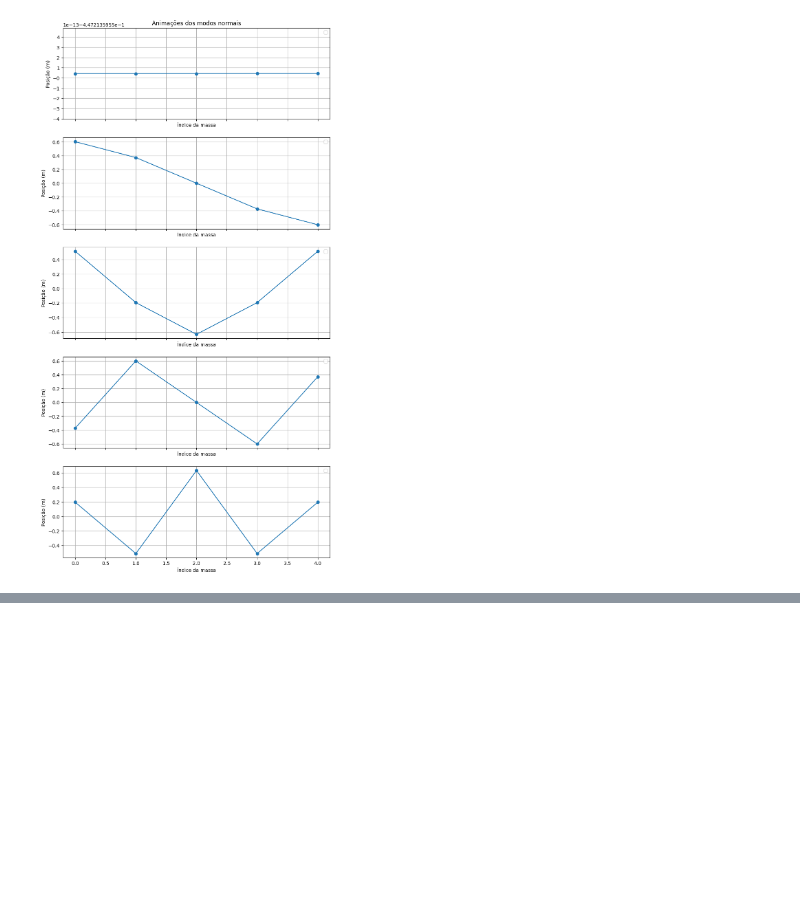
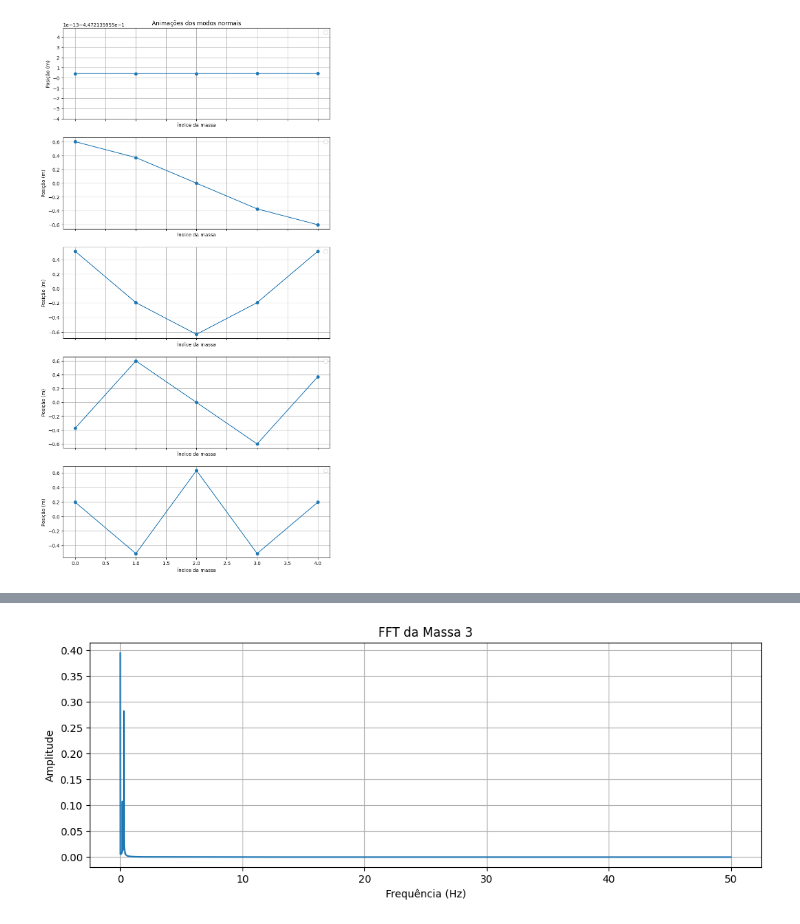
Before and after one commit to RafaelFernandesIST/FC_Grupo22, a Jupyter notebook: Projeto_2/projeto_2.ipynb, the cells around one changed output, grey strips where cells are left out. Saved outputs shown, nothing was run; the diff lists cells and outputs as text; code cells hidden in the pictures; blank space fills up the shorter version.

```diff
--- a/Projeto_2/projeto_2.ipynb
+++ b/Projeto_2/projeto_2.ipynb
@@ -428,0 +491,40 @@ plot_energies(t, rk_fd, euler_fd, osc_forced.M, osc_forced.K, "Energia - Oscilad
+# %%
+from scipy.fft import fft, fftfreq
+import matplotlib.pyplot as plt
+
+def plot_fft(signal, t, title="FFT da Massa", sampling=None):
+    N = len(t)
+    T = t[1] - t[0] if sampling is None else 1 / sampling
+    yf = fft(signal)
+    xf = fftfreq(N, T)[:N // 2]
+    magnitude = 2.0 / N * np.abs(yf[:N // 2])
+
+    plt.figure(figsize=(10, 4))
+    plt.plot(xf, magnitude)
+    plt.title(title)
+    plt.xlabel("Frequência (Hz)")
+    plt.ylabel("Amplitude")
+    plt.grid()
+    plt.tight_layout()
+    plt.show()
+
+# Simulação linear com excitação inicial numa massa
+N = 5
+m, k = 1.0, 1.0
+delta_x = 1
+t_max = 100
+
+osc = Coupled_Oscillators(N, m, k)
+x0 = np.zeros(N)
+v0 = np.zeros(N)
+x0[N // 2] = delta_x  # Excitação na massa do meio
+
+t, y_rk, _, _ = osc.solve_coupled_system_linear(x0, v0, t_max=t_max)
+
+# FFT da massa central
+massa_index = 3
+signal = y_rk[massa_index]
+
+plot_fft(signal, t, title=f"FFT da Massa {massa_index}")
+# %% [output]
+[figure, added]
```
Also changed, not shown: parts of 2 cells of this notebook.
